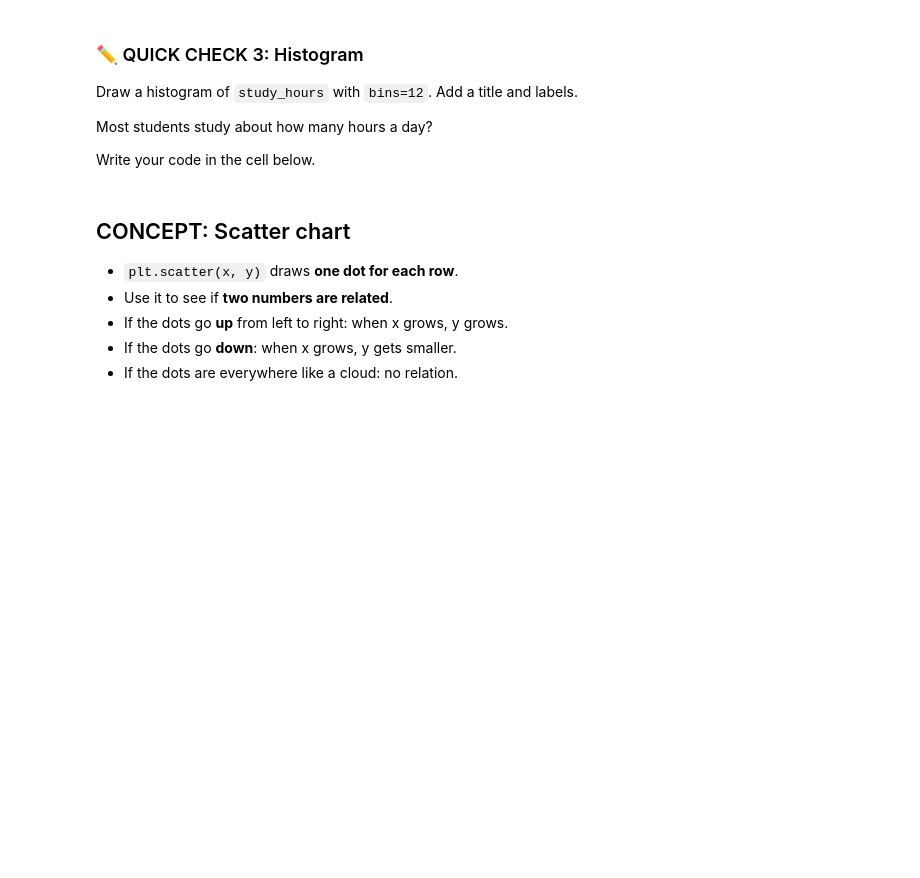
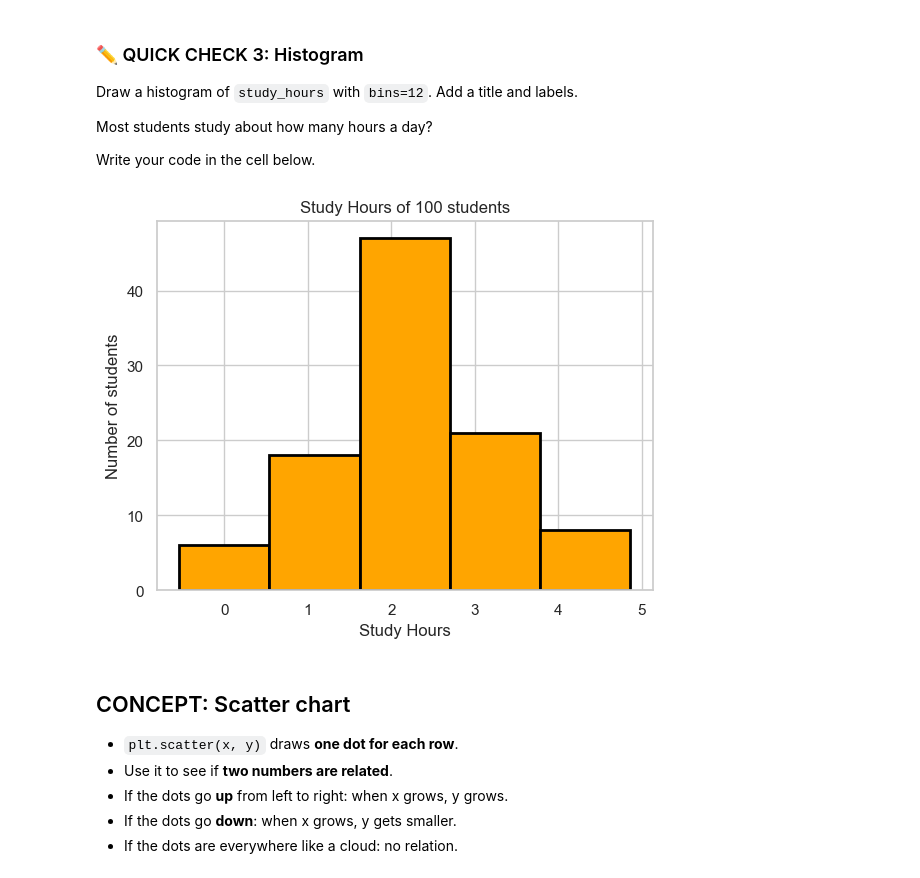
Before and after one commit to khan1020/Python-for-AI-course, a Jupyter notebook: notebooks/Week 4/Day 16/Day_16_Matplotlib_Seaborn.ipynb, the cells around one changed output. Drawn from its saved outputs; the diff is of its cells as text; code cells hidden in the pictures; blank space fills up the shorter version.

```diff
--- a/notebooks/Week 4/Day 16/Day_16_Matplotlib_Seaborn.ipynb
+++ b/notebooks/Week 4/Day 16/Day_16_Matplotlib_Seaborn.ipynb
@@ -276,3 +294,12 @@ Write your code in the cell below.
+# %%
+# Write your code here
+plt.hist(df["study_hours"], bins=5, color="orange", edgecolor="black", align="left", linewidth=2,)
+plt.title("Study Hours of 100 students")
+plt.xlabel("Study Hours")
+plt.ylabel("Number of students")
+plt.show()
+# %% [output]
+[figure, added]
 # %% [markdown]
 ## CONCEPT: Scatter chart
 
```
Also changed, not shown: parts of 13 cells of this notebook, 3 other files.
